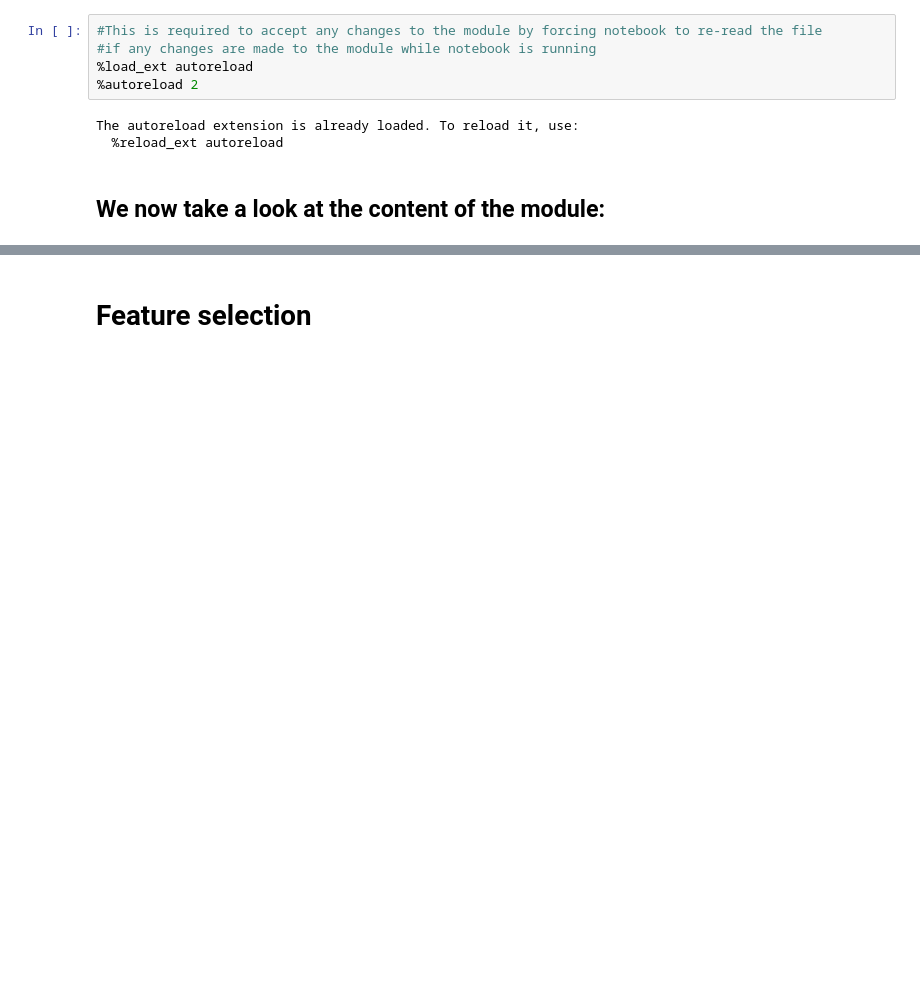
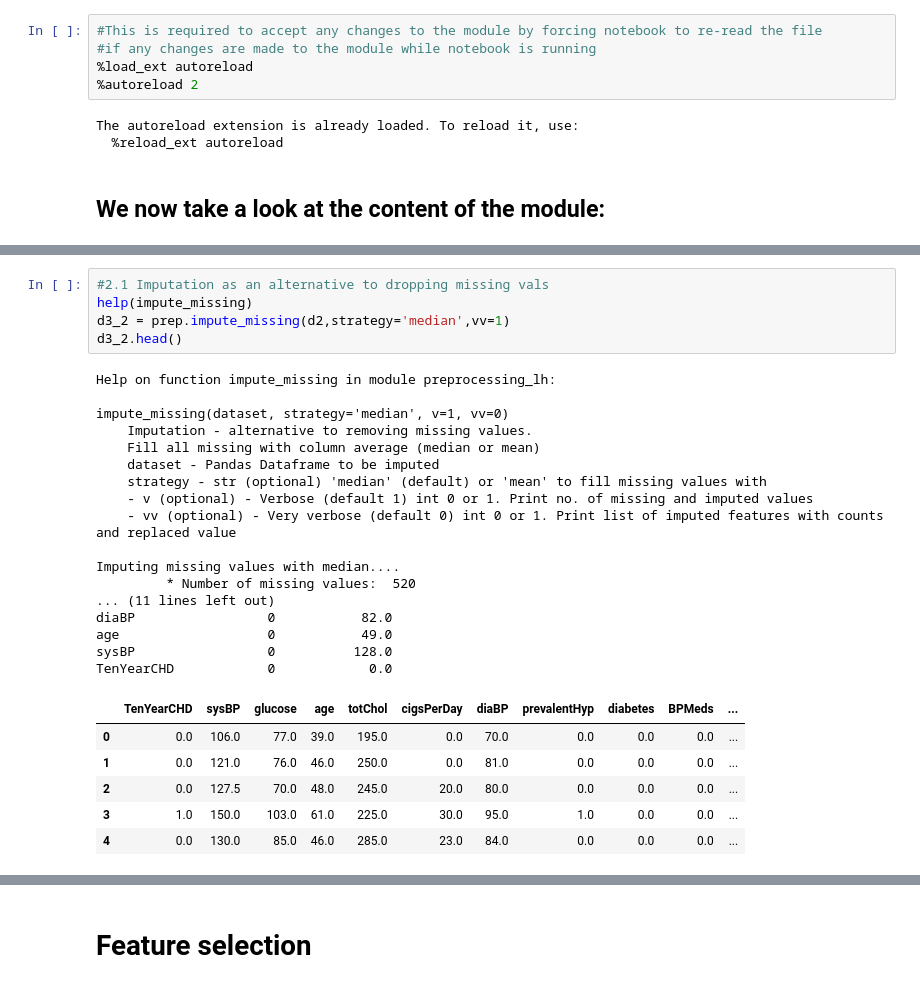
Before and after one commit to ljhowell/machine-learning_CHD, a Jupyter notebook: Pre-processing.ipynb, the cells around one changed output, grey strips where cells are left out. Saved outputs shown, nothing was run; the diff lists cells and outputs as text; blank space fills up the shorter version.

```diff
--- a/Pre-processing.ipynb
+++ b/Pre-processing.ipynb
@@ -110,0 +168,29 @@ Now selecting chosen features....
+# %%
+#2.1 Imputation as an alternative to dropping missing vals
+help(impute_missing)
+d3_2 = prep.impute_missing(d2,strategy='median',vv=1)
+d3_2.head()
+# %% [output]
+Help on function impute_missing in module preprocessing_lh:
+
+impute_missing(dataset, strategy='median', v=1, vv=0)
+    Imputation - alternative to removing missing values.
+    Fill all missing with column average (median or mean)
+    dataset - Pandas Dataframe to be imputed
+    strategy - str (optional) 'median' (default) or 'mean' to fill missing values with
+    - v (optional) - Verbose (default 1) int 0 or 1. Print no. of missing and imputed values
+    - vv (optional) - Very verbose (default 0) int 0 or 1. Print list of imputed features with counts and replaced value
+
+Imputing missing values with median....
+         * Number of missing values:  520
+... (11 lines left out)
+diaBP                 0           82.0
+age                   0           49.0
+sysBP                 0          128.0
+TenYearCHD            0            0.0
+|  | TenYearCHD | sysBP | glucose | age | totChol | cigsPerDay | diaBP | prevalentHyp | diabetes | BPMeds | ... |
+| 0 | 0.0 | 106.0 | 77.0 | 39.0 | 195.0 | 0.0 | 70.0 | 0.0 | 0.0 | 0.0 | ... |
+| 1 | 0.0 | 121.0 | 76.0 | 46.0 | 250.0 | 0.0 | 81.0 | 0.0 | 0.0 | 0.0 | ... |
+| 2 | 0.0 | 127.5 | 70.0 | 48.0 | 245.0 | 20.0 | 80.0 | 0.0 | 0.0 | 0.0 | ... |
+| 3 | 1.0 | 150.0 | 103.0 | 61.0 | 225.0 | 30.0 | 95.0 | 1.0 | 0.0 | 0.0 | ... |
+| 4 | 0.0 | 130.0 | 85.0 | 46.0 | 285.0 | 23.0 | 84.0 | 0.0 | 0.0 | 0.0 | ... |
```
Also changed, not shown: parts of 13 cells of this notebook, 1 other file.
